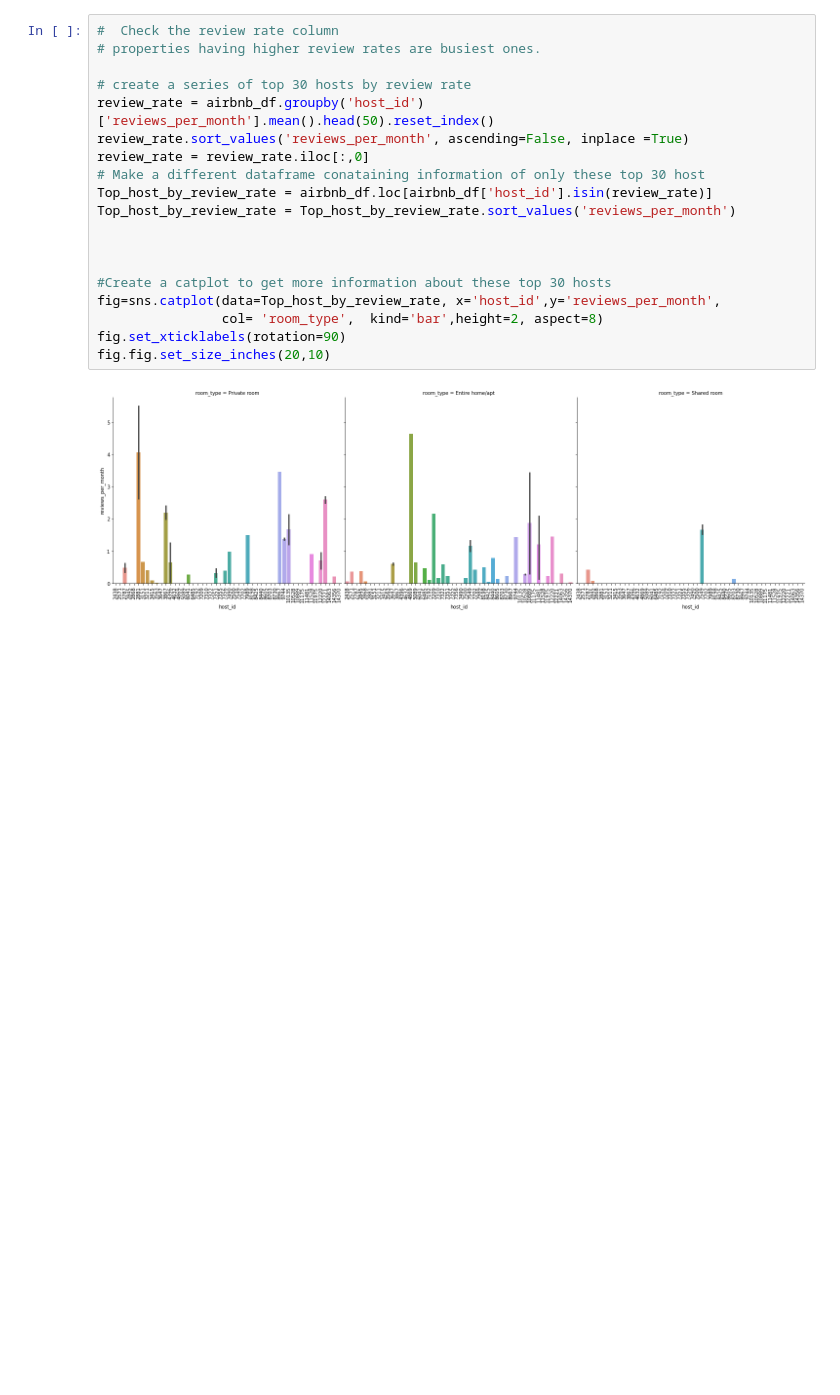
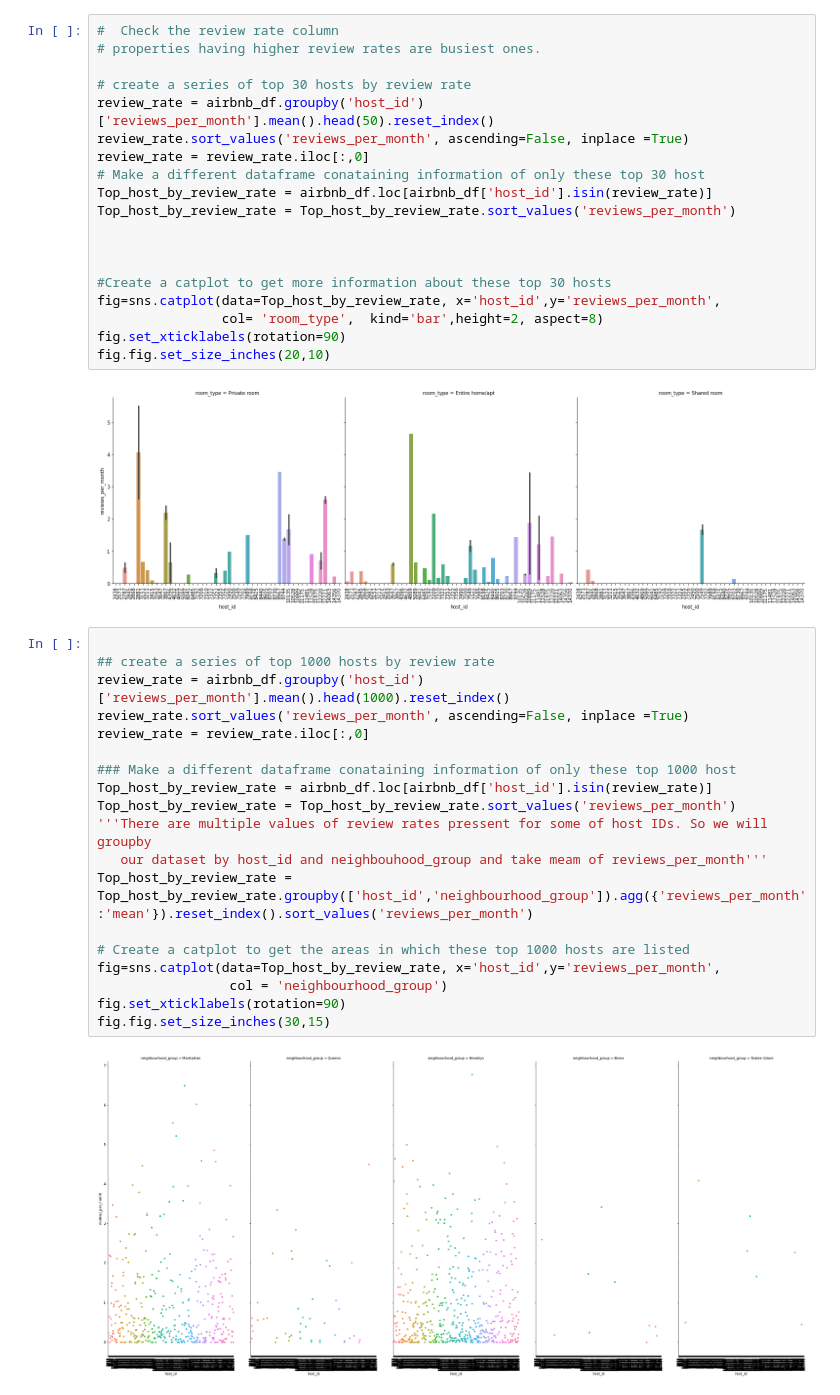
Before and after one commit to Anusha0907/Capstone_EDA, a Jupyter notebook: Anusha_EDA_Airbnb_Booking_Analysis.ipynb, the cells around one changed output. Cells and saved outputs as stored; diff of their text form; blank space fills up the shorter version.

```diff
--- a/Anusha_EDA_Airbnb_Booking_Analysis.ipynb
+++ b/Anusha_EDA_Airbnb_Booking_Analysis.ipynb
@@ -346,3 +346,24 @@ fig.set_xticklabels(rotation=90)
 fig.fig.set_size_inches(20,10)
 # %% [output]
 [figure]
+# %%
+
+## create a series of top 1000 hosts by review rate
+review_rate = airbnb_df.groupby('host_id')['reviews_per_month'].mean().head(1000).reset_index()
+review_rate.sort_values('reviews_per_month', ascending=False, inplace =True)
+review_rate = review_rate.iloc[:,0]
+
+### Make a different dataframe conataining information of only these top 1000 host
+Top_host_by_review_rate = airbnb_df.loc[airbnb_df['host_id'].isin(review_rate)]
+Top_host_by_review_rate = Top_host_by_review_rate.sort_values('reviews_per_month')
+'''There are multiple values of review rates pressent for some of host IDs. So we will groupby
+   our dataset by host_id and neighbouhood_group and take meam of reviews_per_month'''
+Top_host_by_review_rate = Top_host_by_review_rate.groupby(['host_id','neighbourhood_group']).agg({'reviews_per_month':'mean'}).reset_index().sort_values('reviews_per_month')
+
+# Create a catplot to get the areas in which these top 1000 hosts are listed
+fig=sns.catplot(data=Top_host_by_review_rate, x='host_id',y='reviews_per_month',
+                 col = 'neighbourhood_group')
+fig.set_xticklabels(rotation=90)
+fig.fig.set_size_inches(30,15)
+# %% [output]
+[figure, added]
```
